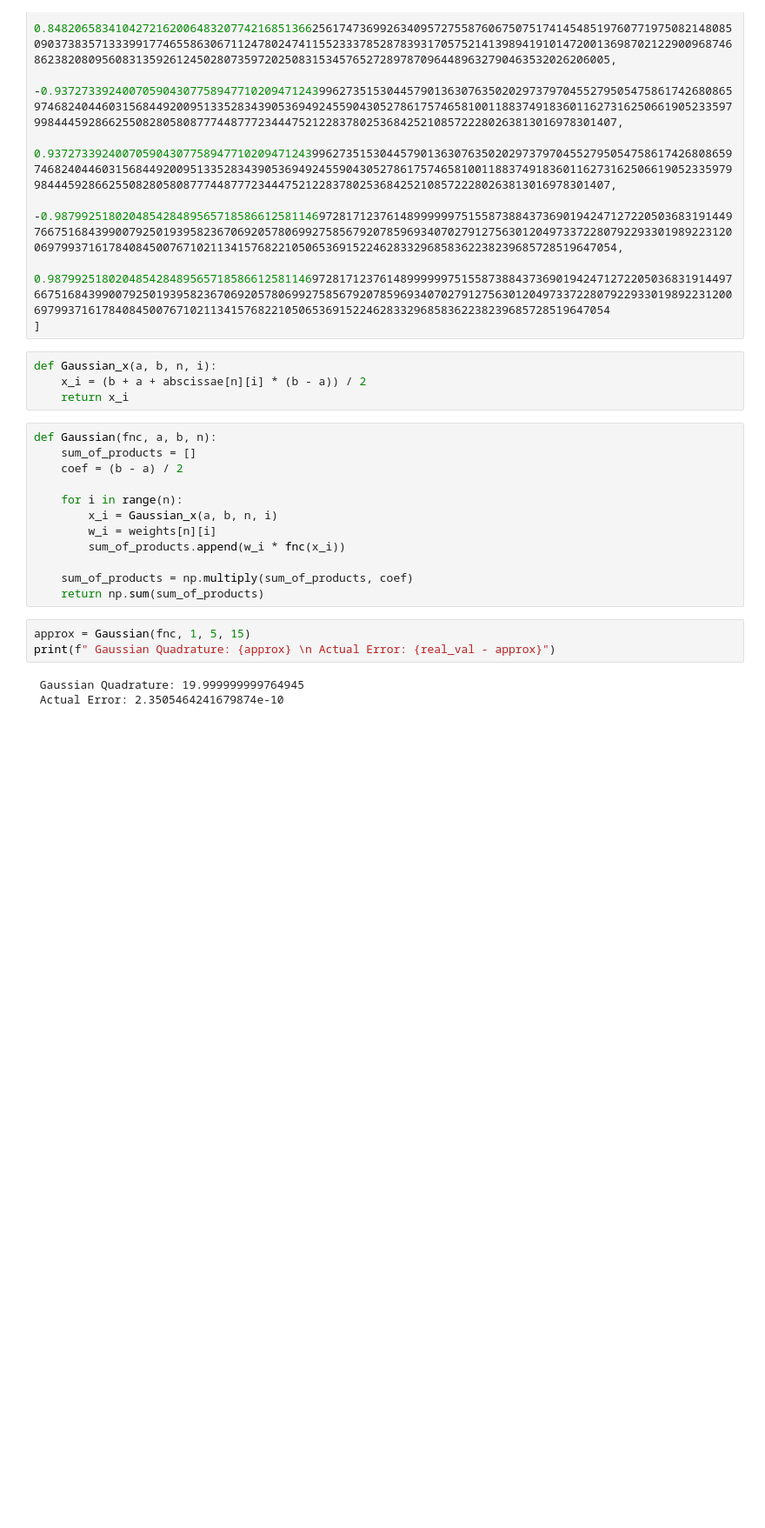
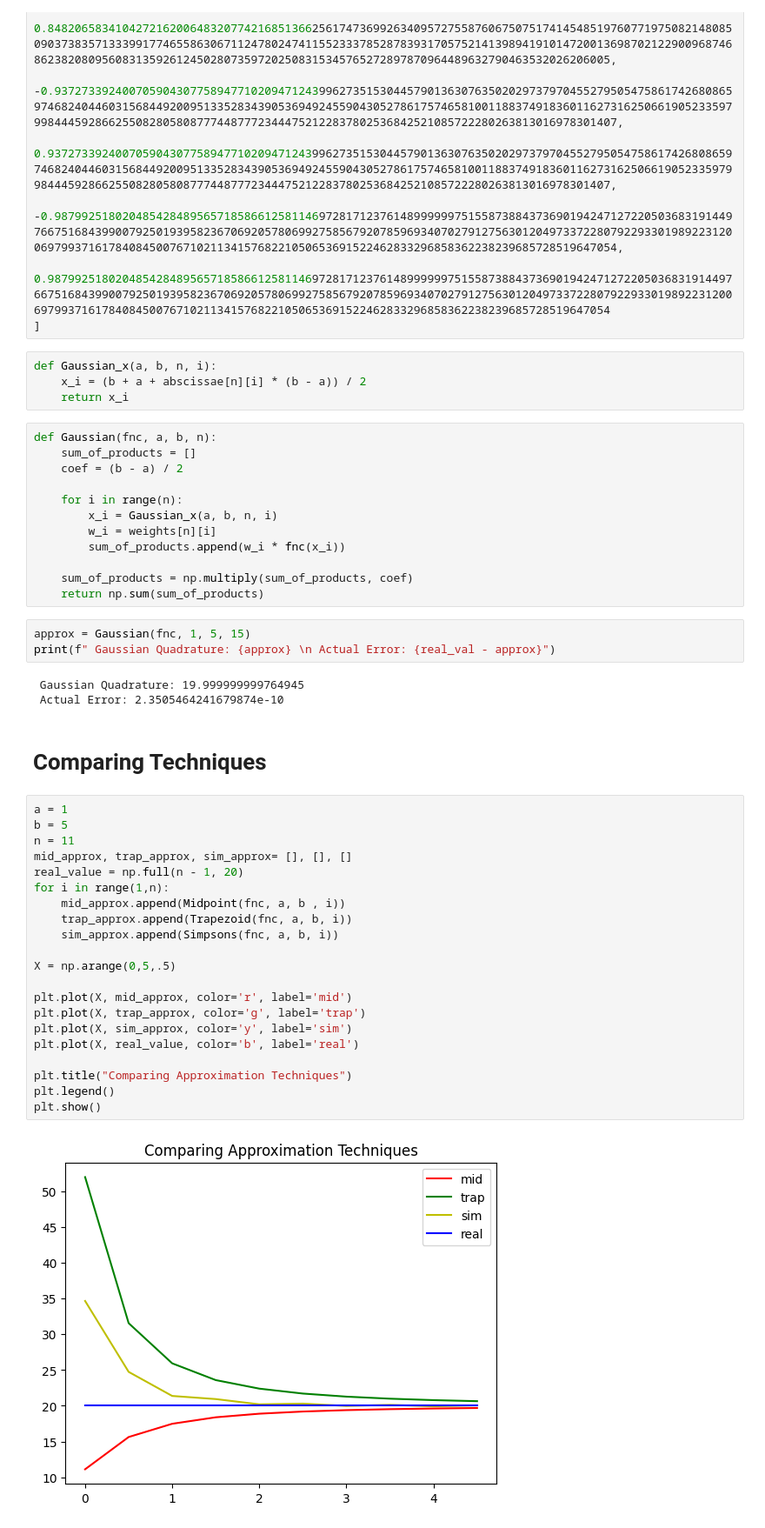
Before and after one commit to MarlonSelvi/NumericalAnalysis, a Jupyter notebook: Lab2.ipynb, the cells around one changed output. Shown at 87% size. Cells and saved outputs as stored; diff of their text form; blank space fills up the shorter version.

Commit message:
feat: Comparing Approximation Techniques Graph

```diff
--- a/Lab2.ipynb
+++ b/Lab2.ipynb
@@ -423,3 +425,28 @@ print(f" Gaussian Quadrature: {approx} \n Actual Error: {real_val - approx}")
 # %% [output]
  Gaussian Quadrature: 19.999999999764945
  Actual Error: 2.3505464241679874e-10
+# %% [markdown]
+# Comparing Techniques
+# %%
+a = 1
+b = 5
+n = 11
+mid_approx, trap_approx, sim_approx= [], [], []
+real_value = np.full(n - 1, 20)
+for i in range(1,n):
+    mid_approx.append(Midpoint(fnc, a, b , i))
+    trap_approx.append(Trapezoid(fnc, a, b, i))
+    sim_approx.append(Simpsons(fnc, a, b, i))
+
+X = np.arange(0,5,.5)
+
+plt.plot(X, mid_approx, color='r', label='mid')
+plt.plot(X, trap_approx, color='g', label='trap')
+plt.plot(X, sim_approx, color='y', label='sim')
+plt.plot(X, real_value, color='b', label='real')
+
+plt.title("Comparing Approximation Techniques")
+plt.legend()
+plt.show()
+# %% [output]
+[figure, added]
```
Also changed, not shown: parts of 3 cells of this notebook.
